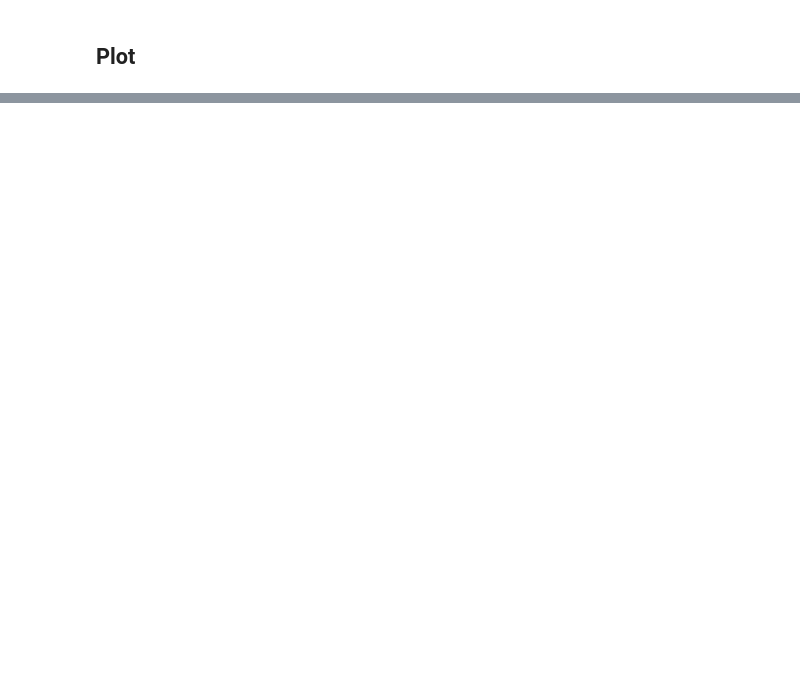
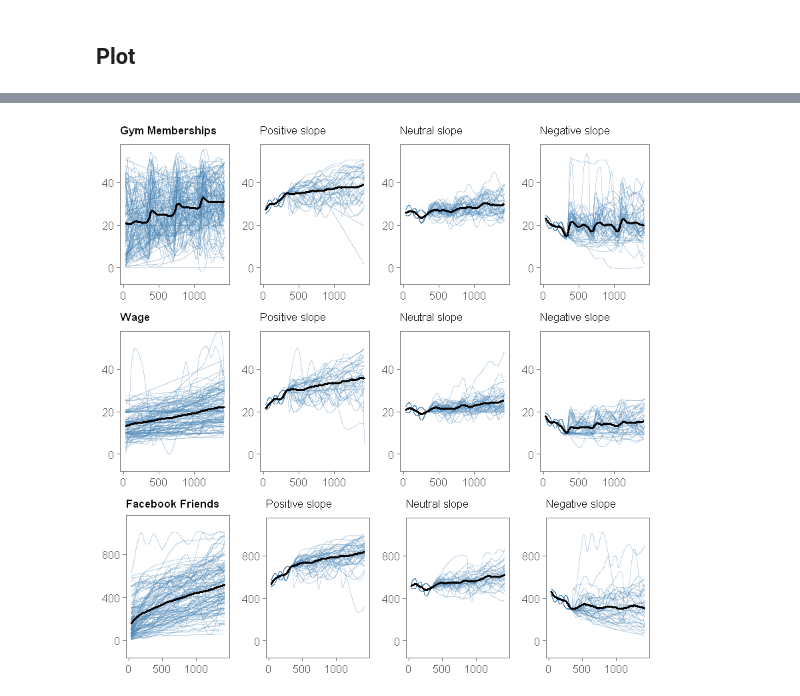
Before and after one commit to ericschulz/compforca, a Jupyter notebook: Data analysis/Catmull-Rom Analysis.ipynb, the cells around one changed output, grey strips where cells are left out. Drawn from its saved outputs; the diff is of its cells as text; code cells hidden in the pictures; blank space fills up the shorter version.

```diff
--- a/Data analysis/Catmull-Rom Analysis.ipynb
+++ b/Data analysis/Catmull-Rom Analysis.ipynb
@@ -62,0 +261,4 @@ tidy_data %>%
+# %%
+multiplot(plotlist=plots[13:24], layout=matrix(1:12, ncol=4, byrow=TRUE))
+# %% [output]
+[figure, added]
```
Also changed, not shown: parts of 16 cells of this notebook, 1 other file.
